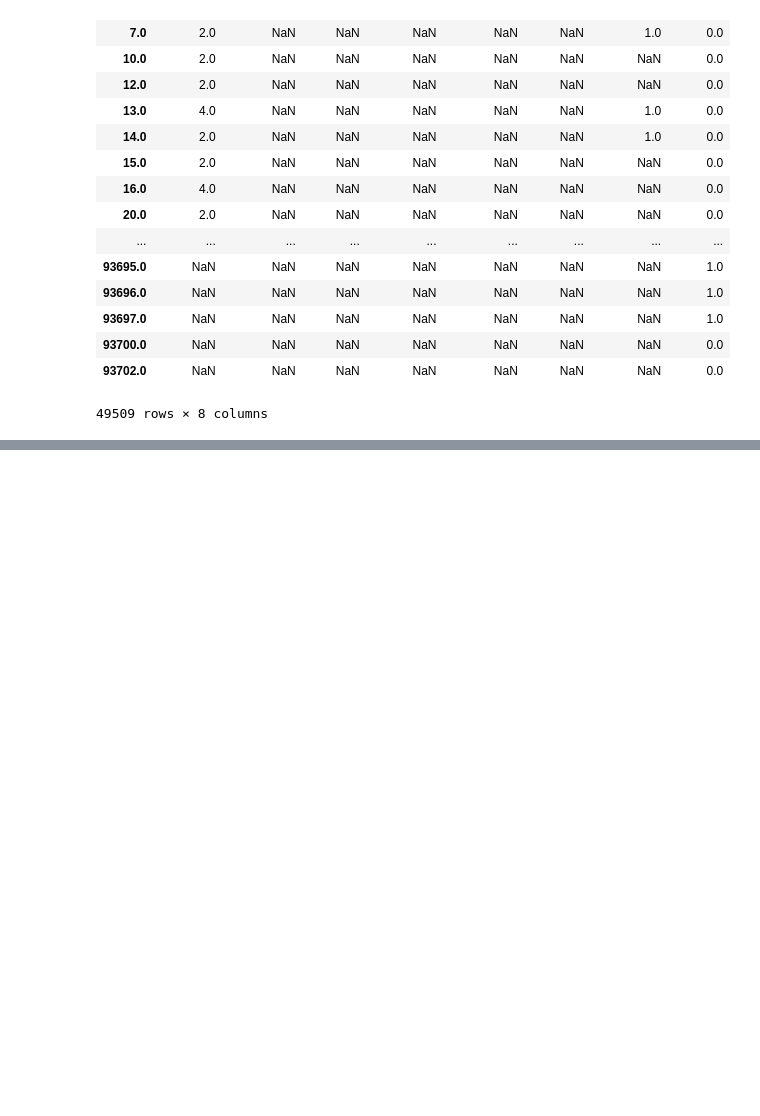
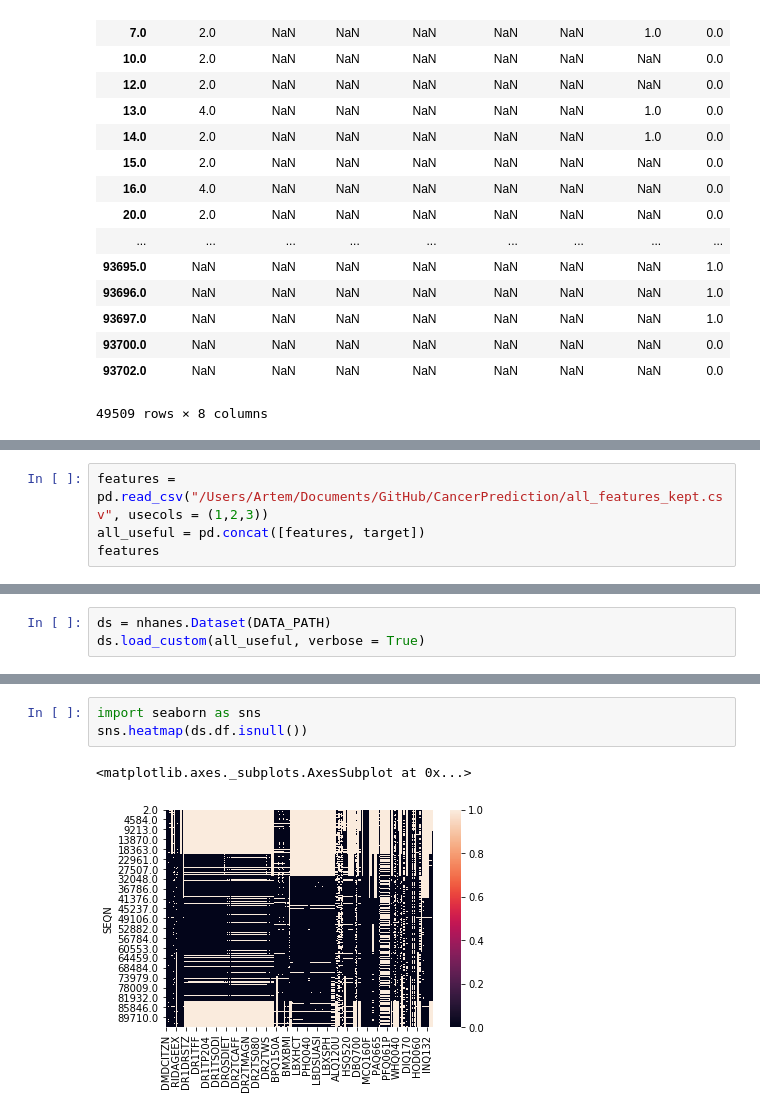
Before and after one commit to apashch/CancerPrediction, a Jupyter notebook: FeatureSelection.ipynb, the cells around one changed output, grey strips where cells are left out. Saved outputs shown, nothing was run; the diff lists cells and outputs as text; blank space fills up the shorter version.

```diff
--- a/FeatureSelection.ipynb
+++ b/FeatureSelection.ipynb
@@ -100,0 +113,4 @@ ds.df
+# %%
+features = pd.read_csv("/Users/Artem/Documents/GitHub/CancerPrediction/all_features_kept.csv", usecols = (1,2,3))
+all_useful = pd.concat([features, target])
+features
@@ -100,0 +136,3 @@ ds.df
+# %%
+ds = nhanes.Dataset(DATA_PATH)
+ds.load_custom(all_useful, verbose = True)
@@ -100,0 +184,6 @@ ds.df
+# %%
+import seaborn as sns
+sns.heatmap(ds.df.isnull())
+# %% [output]
+<matplotlib.axes._subplots.AxesSubplot at 0x...>
+[figure, added]
```
Also changed, not shown: parts of 9 cells of this notebook, 2 other files.
